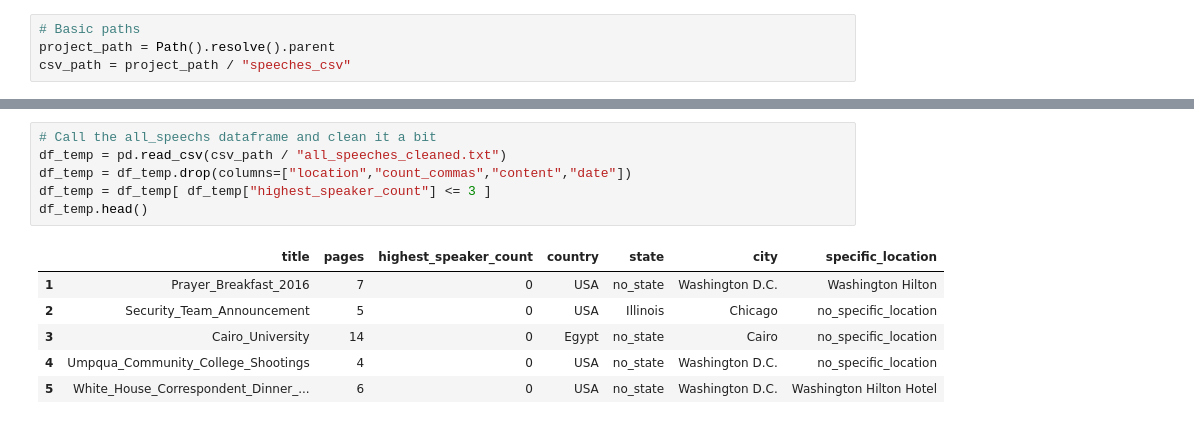
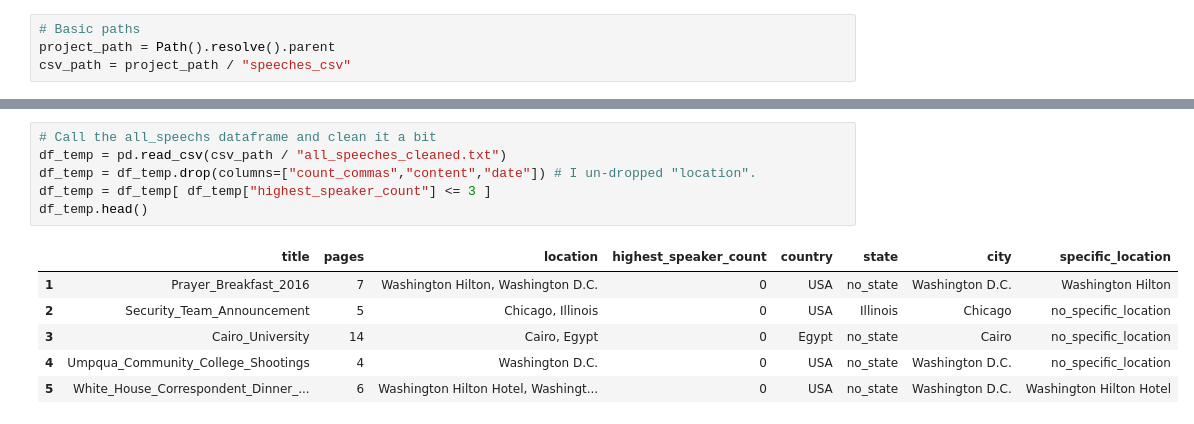
Before and after one commit to jfsalcedo10/mda-kuwait, a Jupyter notebook: sentiment_analysis/loc_v_sen.ipynb, the cells around one changed output, grey strips where cells are left out. Cells and saved outputs as stored; diff of their text form.

Commit message:
Location SA

```diff
--- a/sentiment_analysis/loc_v_sen.ipynb
+++ b/sentiment_analysis/loc_v_sen.ipynb
@@ -37,16 +41,16 @@ df_sen.head()
 # %%
 # Call the all_speechs dataframe and clean it a bit
 df_temp = pd.read_csv(csv_path / "all_speeches_cleaned.txt")
-df_temp = df_temp.drop(columns=["location","count_commas","content","date"])
+df_temp = df_temp.drop(columns=["count_commas","content","date"]) # I un-dropped "location".
 df_temp = df_temp[ df_temp["highest_speaker_count"] <= 3 ]
 df_temp.head()
 # %% [output]
-|  | title | pages | highest_speaker_count | country | state | city | specific_location |
-| 1 | Prayer_Breakfast_2016 | 7 | 0 | USA | no_state | Washington D.C. | Washington Hilton |
-| 2 | Security_Team_Announcement | 5 | 0 | USA | Illinois | Chicago | no_specific_location |
-| 3 | Cairo_University | 14 | 0 | Egypt | no_state | Cairo | no_specific_location |
-| 4 | Umpqua_Community_College_Shootings | 4 | 0 | USA | no_state | Washington D.C. | no_specific_location |
-| 5 | White_House_Correspondent_Dinner_... | 6 | 0 | USA | no_state | Washington D.C. | Washington Hilton Hotel |
+|  | title | pages | location | highest_speaker_count | country | state | city | specific_location |
+| 1 | Prayer_Breakfast_2016 | 7 | Washington Hilton, Washington D.C. | 0 | USA | no_state | Washington D.C. | Washington Hilton |
+| 2 | Security_Team_Announcement | 5 | Chicago, Illinois | 0 | USA | Illinois | Chicago | no_specific_location |
+| 3 | Cairo_University | 14 | Cairo, Egypt | 0 | Egypt | no_state | Cairo | no_specific_location |
+| 4 | Umpqua_Community_College_Shootings | 4 | Washington D.C. | 0 | USA | no_state | Washington D.C. | no_specific_location |
+| 5 | White_House_Correspondent_Dinner_... | 6 | Washington Hilton Hotel, Washingt... | 0 | USA | no_state | Washington D.C. | Washington Hilton Hotel |
 # %%
 # Merge the previous tables
 df_cb = pd.merge(df_temp, df_sen, how='inner', on = 'title')
```
Also changed, not shown: parts of 25 cells of this notebook.
